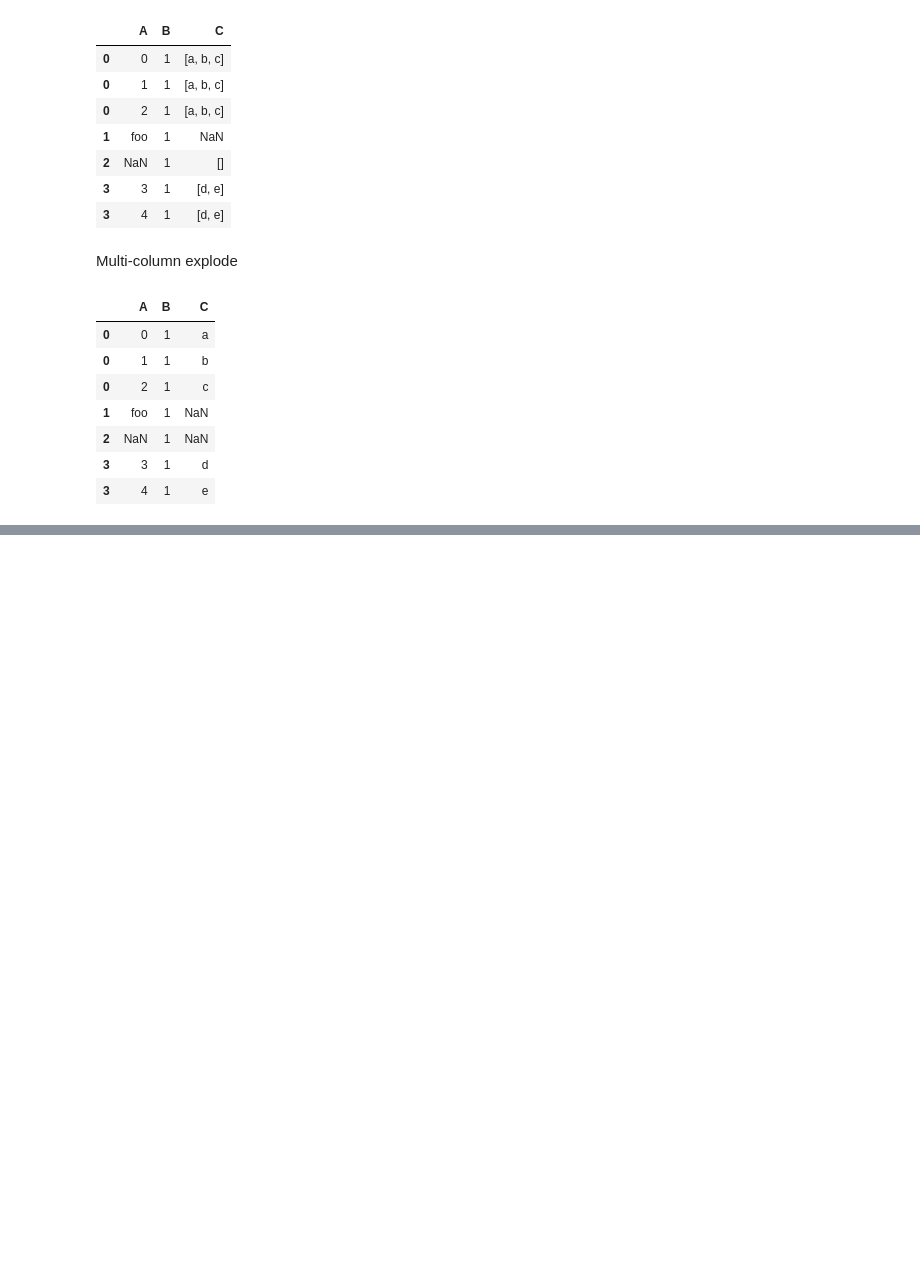
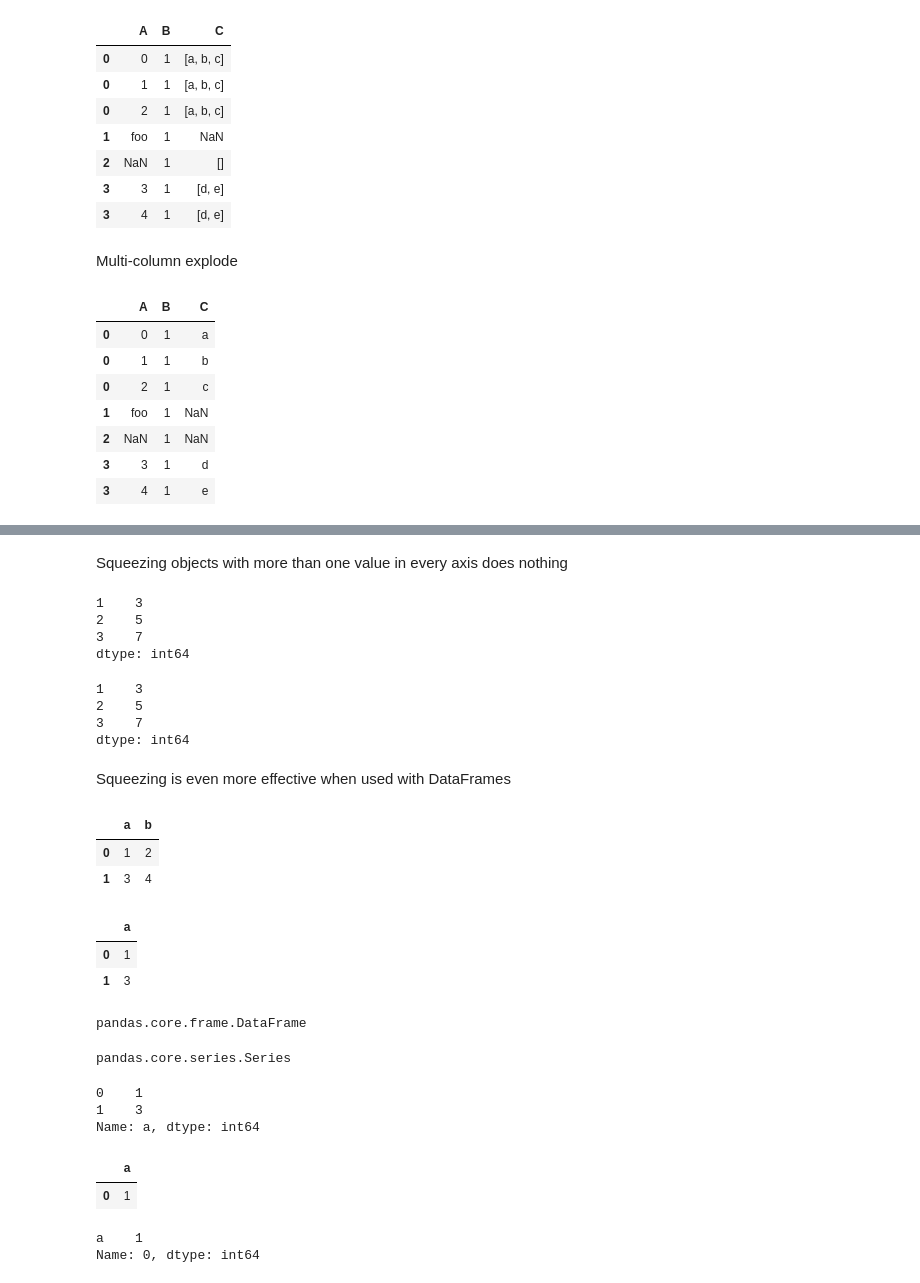
Before and after one commit to soyinkas1/PP0011_Books_Medium_Articles-Personal-Practice-Walkalong_Notebooks, a Jupyter notebook: 25 Pandas Functions You Didn't Know Existed.ipynb, the cells around one changed output, grey strips where cells are left out. Saved outputs shown, nothing was run; the diff lists cells and outputs as text; code cells hidden in the pictures; blank space fills up the shorter version.

Commit message:
TalkPythonToMe 25 pandas func NB updated (squeeze)

```diff
--- a/25 Pandas Functions You Didn't Know Existed.ipynb
+++ b/25 Pandas Functions You Didn't Know Existed.ipynb
@@ -422,0 +458,2 @@ df.explode(list('AC'))
+# %% [markdown]
+Squeezing objects with more than one value in every axis does nothing
@@ -422,0 +462,60 @@ df.explode(list('AC'))
+# %%
+odd_primes
+# %% [output]
+1    3
+2    5
+3    7
+dtype: int64
+# %%
+odd_primes.squeeze()
+# %% [output]
+1    3
+2    5
+3    7
+dtype: int64
+# %% [markdown]
+Squeezing is even more effective when used with DataFrames
+# %%
+df = pd.DataFrame([[1, 2], [3, 4]], columns=['a', 'b'])
+df
+# %% [output]
+|  | a | b |
+| 0 | 1 | 2 |
+| 1 | 3 | 4 |
+# %%
+# Slicing a single column will produce a DataFrame with columns having only one value
+df_a = df[['a']]
+df_a
+# %% [output]
+|  | a |
+| 0 | 1 |
+| 1 | 3 |
+# %%
+type(df_a)
+# %% [output]
+pandas.core.frame.DataFrame
+# %%
+# So the column can be squeezed down, resulting in a Series
+df_s = df_a.squeeze()
+type(df_s)
+# %% [output]
+pandas.core.series.Series
+# %%
+df_s
+# %% [output]
+0    1
+1    3
+Name: a, dtype: int64
+# %%
+# Slicing a single row from the single column will produce a single scalar DataFrame
+df_0a = df.loc[df.index < 1, ['a']]
+df_0a
+# %% [output]
+|  | a |
+| 0 | 1 |
+# %%
+# Squeezing the rows produces a sihgle scalar Series
+df_0a.squeeze('rows')
+# %% [output]
+a    1
+Name: 0, dtype: int64
```
Also changed, not shown: parts of 9 cells of this notebook.
